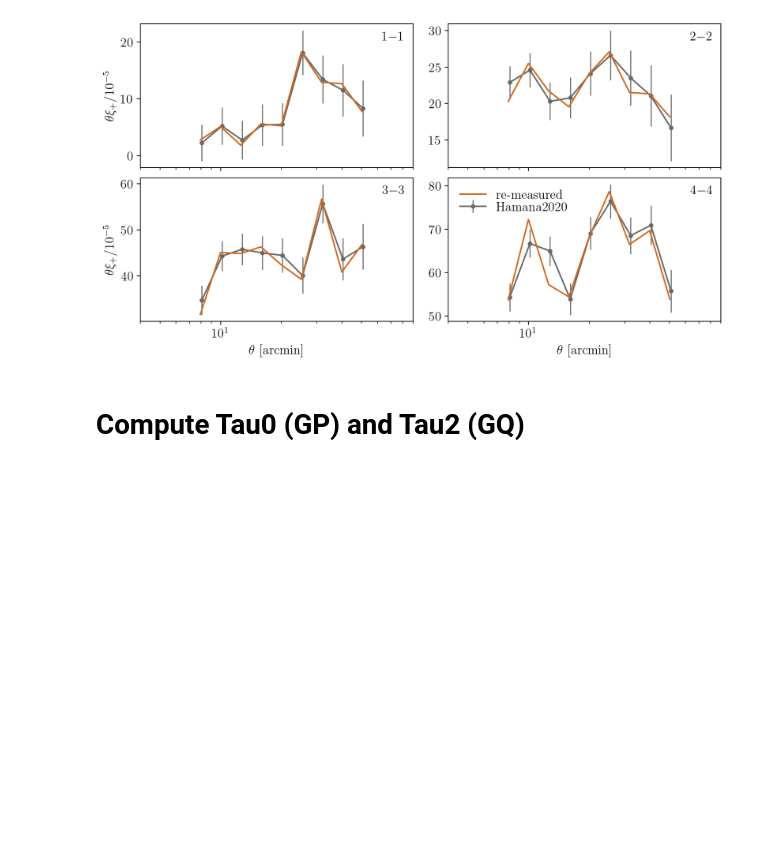
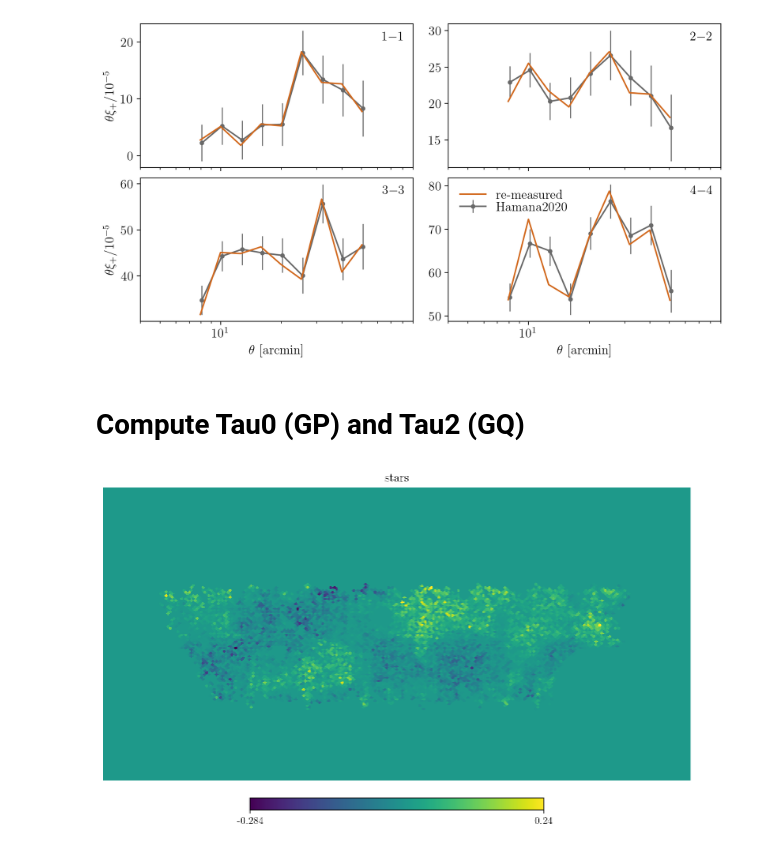
Before and after one commit to LSSTDESC/nulltests_txpipe, a Jupyter notebook: hscy1/TauStatsPaperComparison_yo.ipynb, the cells around one changed output. Saved outputs shown, nothing was run; the diff lists cells and outputs as text; code cells hidden in the pictures; blank space fills up the shorter version.

```diff
--- a/hscy1/TauStatsPaperComparison_yo.ipynb
+++ b/hscy1/TauStatsPaperComparison_yo.ipynb
@@ -384,4 +385,18 @@ tht,xip,xim = corrstau(allgra, allgdec, allg1, allg2, allgw, sra, sdec, q1, q2,
 #tht,xip,xim = corrs(gra, gdec, g1, g2, w, sra, sdec, e_psf[0]*de_psf[0],  e_psf[1]*de_psf[1], np.ones_like(sra)); ret['GW']={'tht':tht,'xip':xip} #GP
+# %%
+import healpy as hp
+
+cmap = matplotlib.colors.ListedColormap(['dimgray', 'orange'])
+
+
+#stars
+tht,phi = rd2tp(sra, sdec)
+spix    = hp.ang2pix(1024,tht,phi)
+sc      = np.bincount(spix,minlength=hp.nside2npix(1024),weights=p1)
+
+hp.azeqview(sc,rot=(-24,1),reso=1,xsize=800,ysize=400,title='stars')#,cmap=cmap)
+# %% [output]
+[figure, added]
 # %%
 %matplotlib inline
 import matplotlib.ticker as ticker
```
Also changed, not shown: parts of 6 cells of this notebook.
